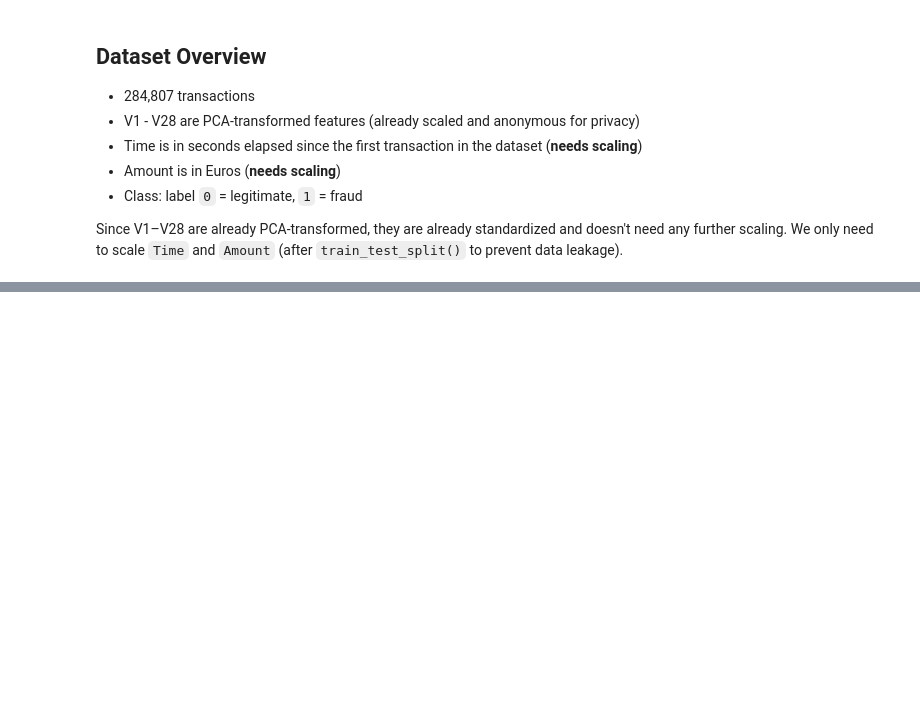
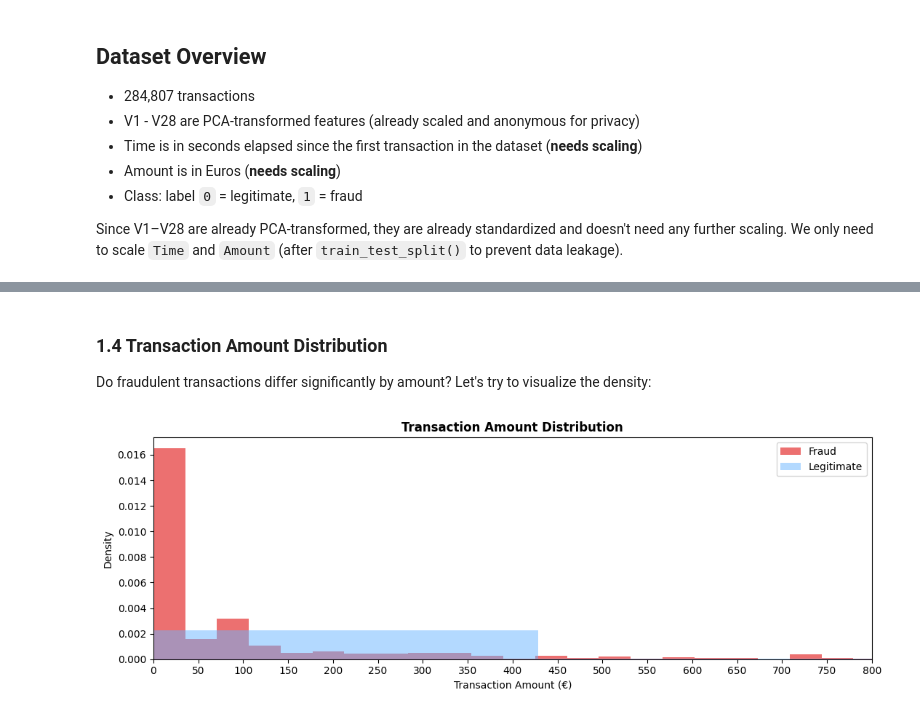
Before and after one commit to ShawarmaOnGit/ML-Assessment, a Jupyter notebook: credit_card_fraud_detection.ipynb, the cells around one changed output, grey strips where cells are left out. Cells and saved outputs as stored; diff of their text form; code cells hidden in the pictures; blank space fills up the shorter version.

```diff
--- a/credit_card_fraud_detection.ipynb
+++ b/credit_card_fraud_detection.ipynb
@@ -63,0 +190,23 @@ Since V1–V28 are already PCA-transformed, they are already standardized and do
+# %% [markdown]
+### 1.4 Transaction Amount Distribution
+
+Do fraudulent transactions differ significantly by amount? Let's try to visualize the density:
+# %%
+fraud = df[df['Class'] == 1]['Amount']
+legit = df[df['Class'] == 0]['Amount']
+
+fig, ax = plt.subplots(figsize=(11, 4))
+ax.hist(fraud, bins=60, alpha=0.8, color='#E84C4C', label='Fraud', density=True)
+ax.hist(legit, bins=60, alpha=0.5, color="#69B4FF", label='Legitimate', density=True)
+ax.set_xlim(0, 800)
+ax.set_xticks(range(0, 801, 50))
+ax.set_xlabel('Transaction Amount (€)')
+ax.set_ylabel('Density')
+ax.set_title('Transaction Amount Distribution', fontweight='bold')
+ax.legend()
+
+plt.tight_layout()
+plt.savefig('plots/transaction_amount_distribution.png', dpi=150)
+plt.show()
+# %% [output]
+[figure, added]
```
Also changed, not shown: parts of 19 cells of this notebook.
